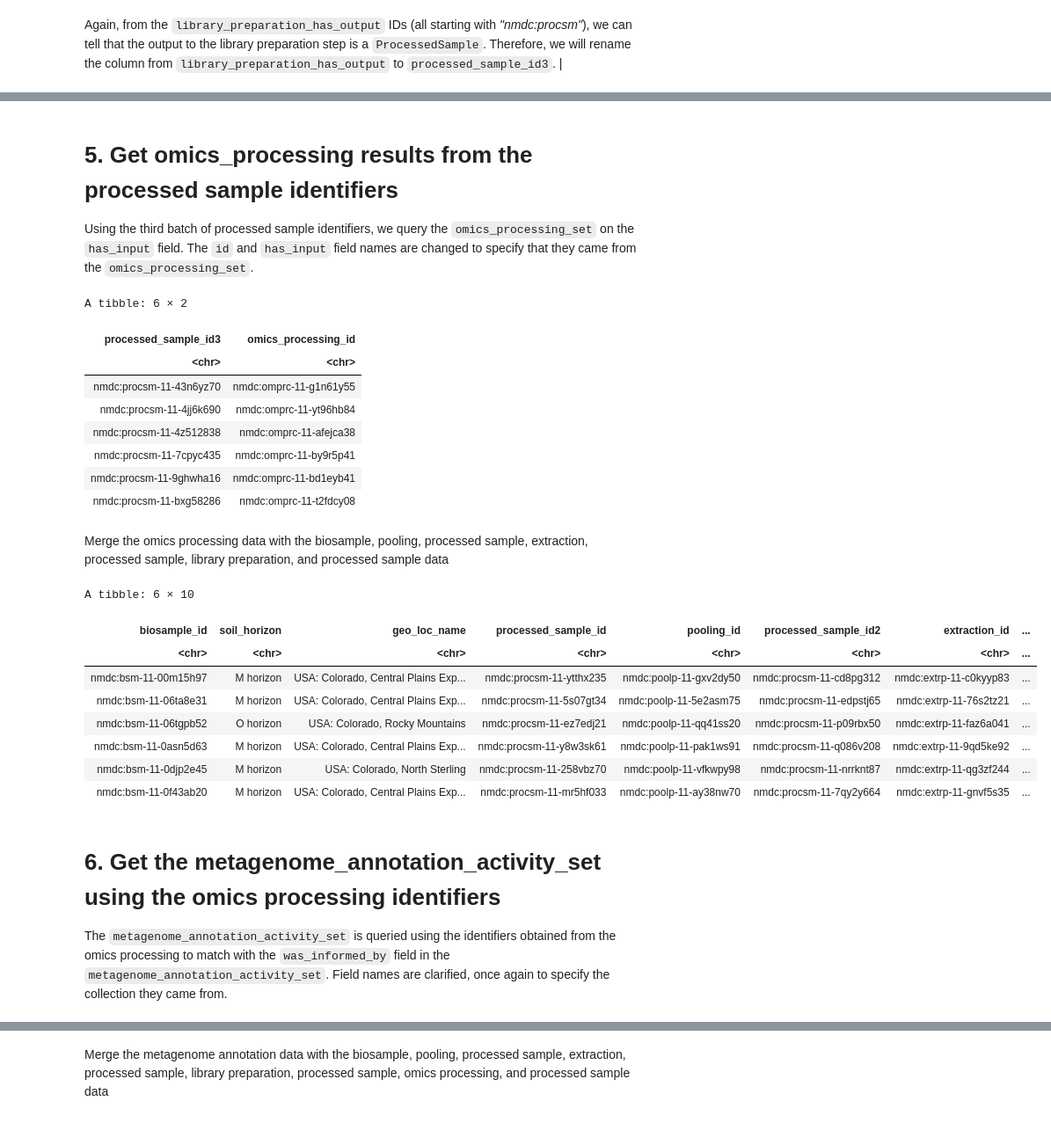
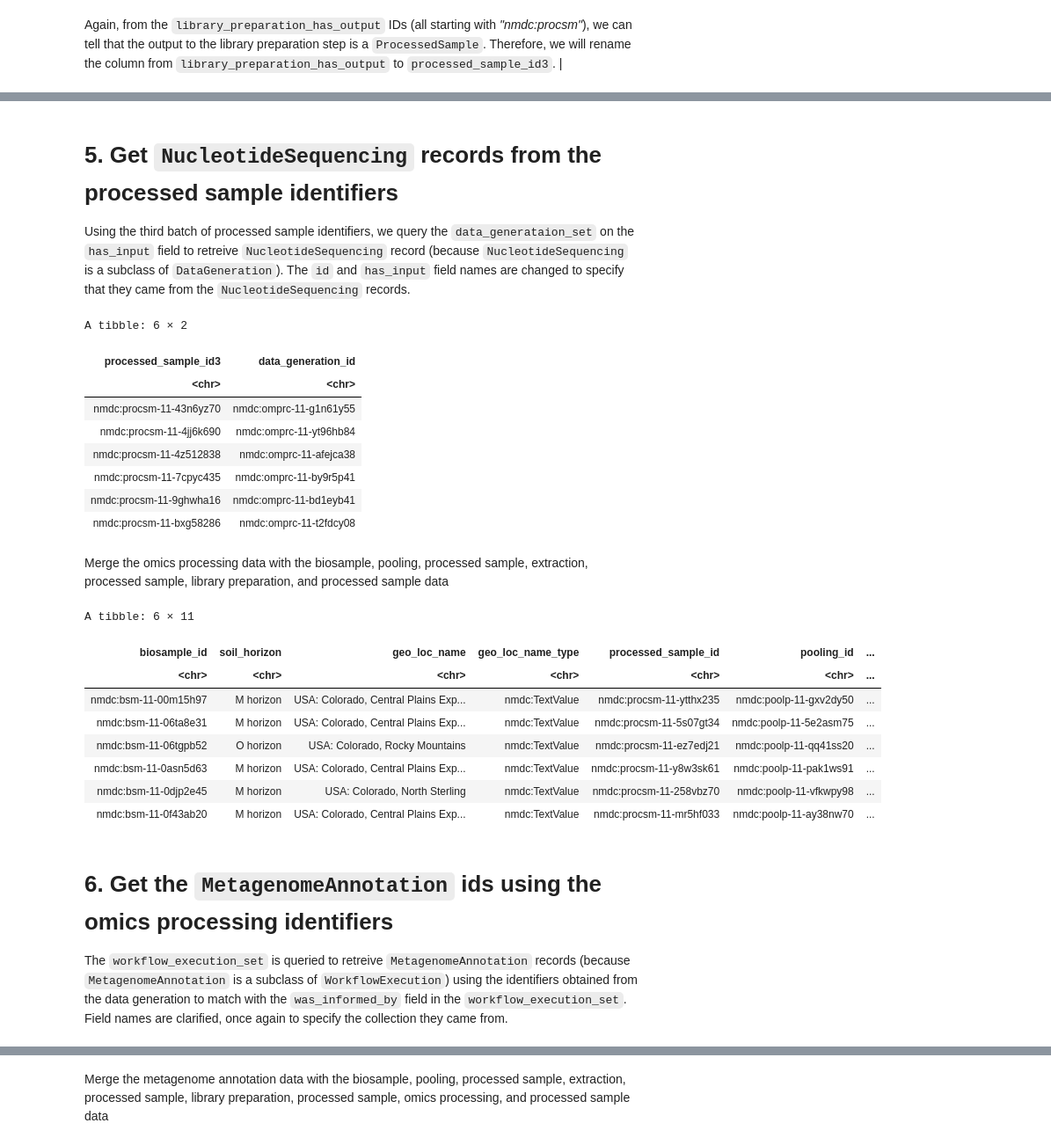
Before and after one commit to microbiomedata/nmdc_notebooks, a Jupyter notebook: taxonomic_dist_by_soil_layer/R/taxonomic_dist_soil_layer_R.ipynb, the cells around one changed output, grey strips where cells are left out. Shown at 88% size. Cells and saved outputs as stored; diff of their text form; code cells hidden in the pictures.

```diff
--- a/taxonomic_dist_by_soil_layer/R/taxonomic_dist_soil_layer_R.ipynb
+++ b/taxonomic_dist_by_soil_layer/R/taxonomic_dist_soil_layer_R.ipynb
@@ -127,6 +129,6 @@ We use the `get_results_by_id` function above to get a list of all pooling resul
 # %%
 pooling_df <- get_results_by_id(
-    collection = 'pooling_set',
+    collection = 'material_processing_set',
     match_id_field = 'has_input',
     id_list = biosample_df$biosample_id,
     fields = 'id,has_input,has_output',
@@ -193,6 +195,6 @@ The `get_id_results` function is used, again (you can see the pattern), but this
 # %%
 extraction_df <- get_results_by_id(
-    collection = 'extraction_set',
+    collection = 'material_processing_set',
     match_id_field = 'has_input',
     id_list = unique(biosample_df3$processed_sample_id),
     fields = 'id,has_input,has_output',
@@ -259,6 +261,6 @@ Using the `processed_sample_id2` identifiers from the last query as the `has_inp
 # %%
 library_prep_df <- get_results_by_id(
-    collection = 'library_preparation_set',
+    collection = 'material_processing_set',
     match_id_field = 'has_input',
     id_list = unique(biosample_df5$processed_sample_id2),
     fields = 'id,has_input,has_output',
@@ -321,27 +323,27 @@ A tibble: 6 × 9
 # %% [markdown]
-# 5. Get omics_processing results from the processed sample identifiers
+# 5. Get `NucleotideSequencing` records from the processed sample identifiers
 
-Using the third batch of processed sample identifiers, we query the `omics_processing_set` on the `has_input` field. The `id` and `has_input` field names are changed to specify that they came from the `omics_processing_set`.
+Using the third batch of processed sample identifiers, we query the `data_generataion_set` on the `has_input` field to retreive `NucleotideSequencing` record (because `NucleotideSequencing` is a subclass of `DataGeneration`). The `id` and `has_input` field names are changed to specify that they came from the `NucleotideSequencing` records.
 # %%
-omics_processing_df <- get_results_by_id(
-    collection = 'omics_processing_set',
+data_generation_df <- get_results_by_id(
+    collection = 'data_generation_set',
     match_id_field = 'has_input',
     id_list = unique(biosample_df7$processed_sample_id3),
     fields = 'id,has_input',
     max_id = 20
 )
 
-omics_processing_df <- omics_processing_df %>%
+data_generation_df <- data_generation_df %>%
     unnest(
         cols = c(
             has_input
         ), names_sep = "_") %>%
-    rename(omics_processing_id = id,
+    rename(data_generation_id = id,
            processed_sample_id3 = has_input)
-head(omics_processing_df)
+head(data_generation_df)
 # %% [output]
 A tibble: 6 × 2
-| processed_sample_id3 | omics_processing_id |
+| processed_sample_id3 | data_generation_id |
 | <chr> | <chr> |
 | nmdc:procsm-11-43n6yz70 | nmdc:omprc-11-g1n61y55 |
 | nmdc:procsm-11-4jj6k690 | nmdc:omprc-11-yt96hb84 |
@@ -353,21 +355,21 @@ A tibble: 6 × 2
 Merge the omics processing data with the biosample, pooling, processed sample, extraction, processed sample, library preparation, and processed sample data
 # %%
 biosample_df8 <- biosample_df7 %>%
-    left_join(omics_processing_df, by = join_by(processed_sample_id3))
+    left_join(data_generation_df, by = join_by(processed_sample_id3))
 head(biosample_df8)
 # %% [output]
-A tibble: 6 × 10
+A tibble: 6 × 11
-| biosample_id | soil_horizon | geo_loc_name | processed_sample_id | pooling_id | processed_sample_id2 | extraction_id | ... |
-| <chr> | <chr> | <chr> | <chr> | <chr> | <chr> | <chr> | ... |
-| nmdc:bsm-11-00m15h97 | M horizon | USA: Colorado, Central Plains Exp... | nmdc:procsm-11-ytthx235 | nmdc:poolp-11-gxv2dy50 | nmdc:procsm-11-cd8pg312 | nmdc:extrp-11-c0kyyp83 | ... |
-| nmdc:bsm-11-06ta8e31 | M horizon | USA: Colorado, Central Plains Exp... | nmdc:procsm-11-5s07gt34 | nmdc:poolp-11-5e2asm75 | nmdc:procsm-11-edpstj65 | nmdc:extrp-11-76s2tz21 | ... |
-| nmdc:bsm-11-06tgpb52 | O horizon | USA: Colorado, Rocky Mountains | nmdc:procsm-11-ez7edj21 | nmdc:poolp-11-qq41ss20 | nmdc:procsm-11-p09rbx50 | nmdc:extrp-11-faz6a041 | ... |
-| nmdc:bsm-11-0asn5d63 | M horizon | USA: Colorado, Central Plains Exp... | nmdc:procsm-11-y8w3sk61 | nmdc:poolp-11-pak1ws91 | nmdc:procsm-11-q086v208 | nmdc:extrp-11-9qd5ke92 | ... |
-| nmdc:bsm-11-0djp2e45 | M horizon | USA: Colorado, North Sterling | nmdc:procsm-11-258vbz70 | nmdc:poolp-11-vfkwpy98 | nmdc:procsm-11-nrrknt87 | nmdc:extrp-11-qg3zf244 | ... |
-| nmdc:bsm-11-0f43ab20 | M horizon | USA: Colorado, Central Plains Exp... | nmdc:procsm-11-mr5hf033 | nmdc:poolp-11-ay38nw70 | nmdc:procsm-11-7qy2y664 | nmdc:extrp-11-gnvf5s35 | ... |
+| biosample_id | soil_horizon | geo_loc_name | geo_loc_name_type | processed_sample_id | pooling_id | ... |
+| <chr> | <chr> | <chr> | <chr> | <chr> | <chr> | ... |
+| nmdc:bsm-11-00m15h97 | M horizon | USA: Colorado, Central Plains Exp... | nmdc:TextValue | nmdc:procsm-11-ytthx235 | nmdc:poolp-11-gxv2dy50 | ... |
+| nmdc:bsm-11-06ta8e31 | M horizon | USA: Colorado, Central Plains Exp... | nmdc:TextValue | nmdc:procsm-11-5s07gt34 | nmdc:poolp-11-5e2asm75 | ... |
+| nmdc:bsm-11-06tgpb52 | O horizon | USA: Colorado, Rocky Mountains | nmdc:TextValue | nmdc:procsm-11-ez7edj21 | nmdc:poolp-11-qq41ss20 | ... |
+| nmdc:bsm-11-0asn5d63 | M horizon | USA: Colorado, Central Plains Exp... | nmdc:TextValue | nmdc:procsm-11-y8w3sk61 | nmdc:poolp-11-pak1ws91 | ... |
+| nmdc:bsm-11-0djp2e45 | M horizon | USA: Colorado, North Sterling | nmdc:TextValue | nmdc:procsm-11-258vbz70 | nmdc:poolp-11-vfkwpy98 | ... |
+| nmdc:bsm-11-0f43ab20 | M horizon | USA: Colorado, Central Plains Exp... | nmdc:TextValue | nmdc:procsm-11-mr5hf033 | nmdc:poolp-11-ay38nw70 | ... |
 # %% [markdown]
-# 6. Get the metagenome_annotation_activity_set using the omics processing identifiers
+# 6. Get the `MetagenomeAnnotation` ids using the omics processing identifiers
 
-The `metagenome_annotation_activity_set` is queried using the identifiers obtained from the omics processing to match with the `was_informed_by` field in the `metagenome_annotation_activity_set`. Field names are clarified, once again to specify the collection they came from.
+The `workflow_execution_set` is queried to retreive `MetagenomeAnnotation` records (because `MetagenomeAnnotation` is a subclass of `WorkflowExecution`) using the identifiers obtained from the data generation to match with the `was_informed_by` field in the `workflow_execution_set`. Field names are clarified, once again to specify the collection they came from.
 # %%
 metagenome_annotation_df <- get_results_by_id(
```
Also changed, not shown: parts of 21 cells of this notebook.
